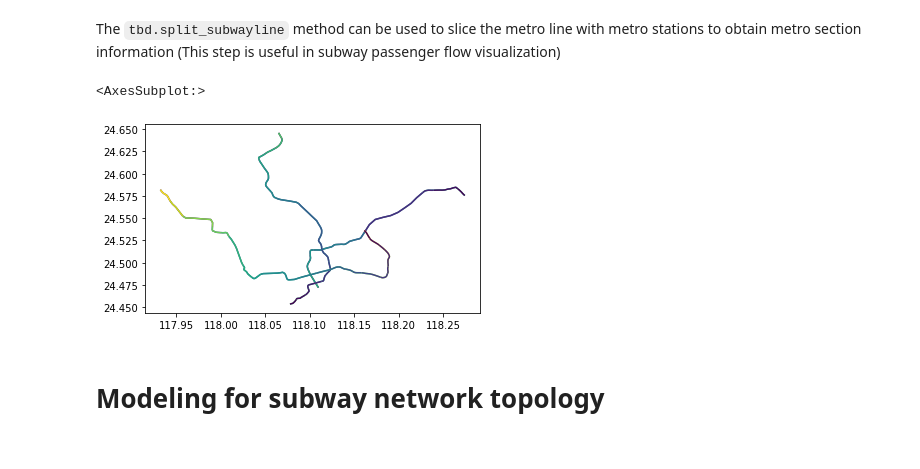
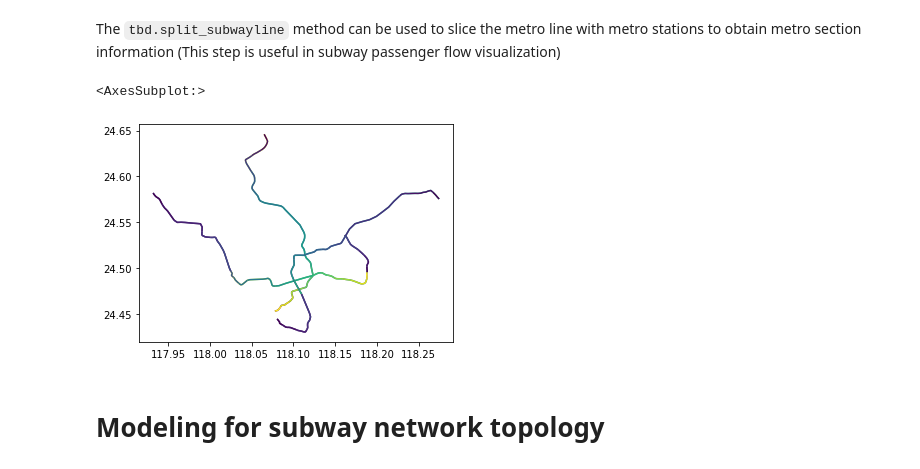
Before and after one commit to ni1o1/transbigdata, a Jupyter notebook: example/Example 3-Modeling for subway network topology.ipynb, the cells around one changed output. Drawn from its saved outputs; the diff is of its cells as text; code cells hidden in the pictures.

Commit message:
update metro.py

```diff
--- a/example/Example 3-Modeling for subway network topology.ipynb
+++ b/example/Example 3-Modeling for subway network topology.ipynb
@@ -35,10 +40,10 @@ stop.plot()
 The `tbd.split_subwayline` method can be used to slice the metro line with metro stations to obtain metro section information (This step is useful in subway passenger flow visualization)
 # %%
 metroline_splited = tbd.split_subwayline(line,stop)
-metroline_splited.plot(column = 'o_project')
+metroline_splited.plot(column = pd.Series(metroline_splited.index))
 # %% [output]
 <AxesSubplot:>
-[figure, old version]
+[figure, new version]
 # %% [markdown]
 # Modeling for subway network topology
 # %% [markdown]
```
Also changed, not shown: parts of 7 cells of this notebook, 4 other files.
